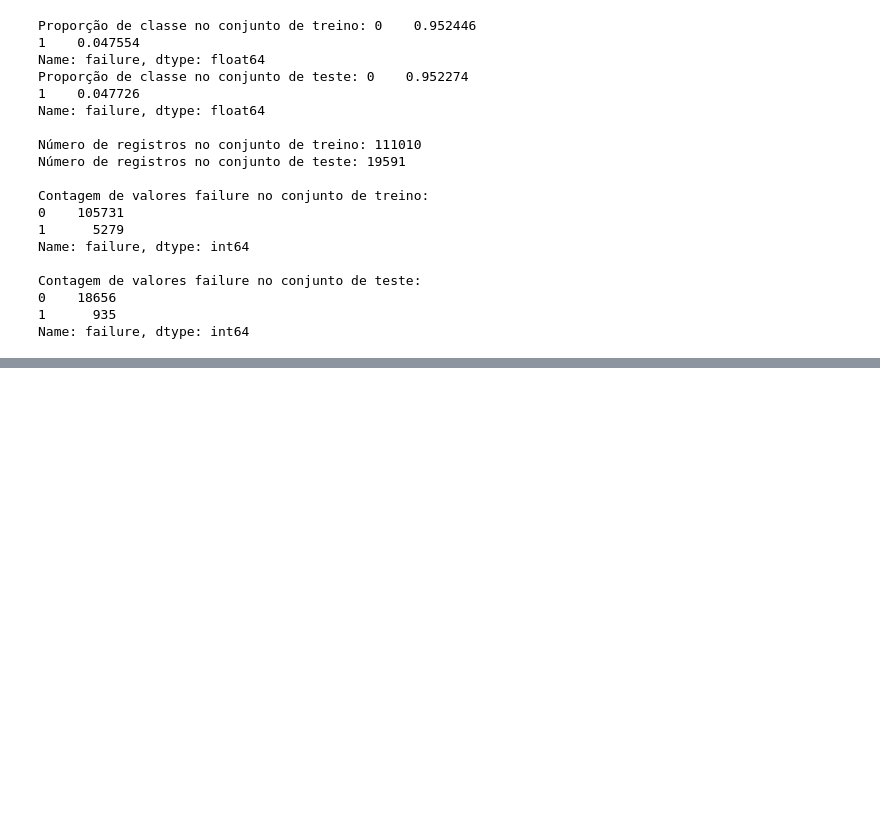
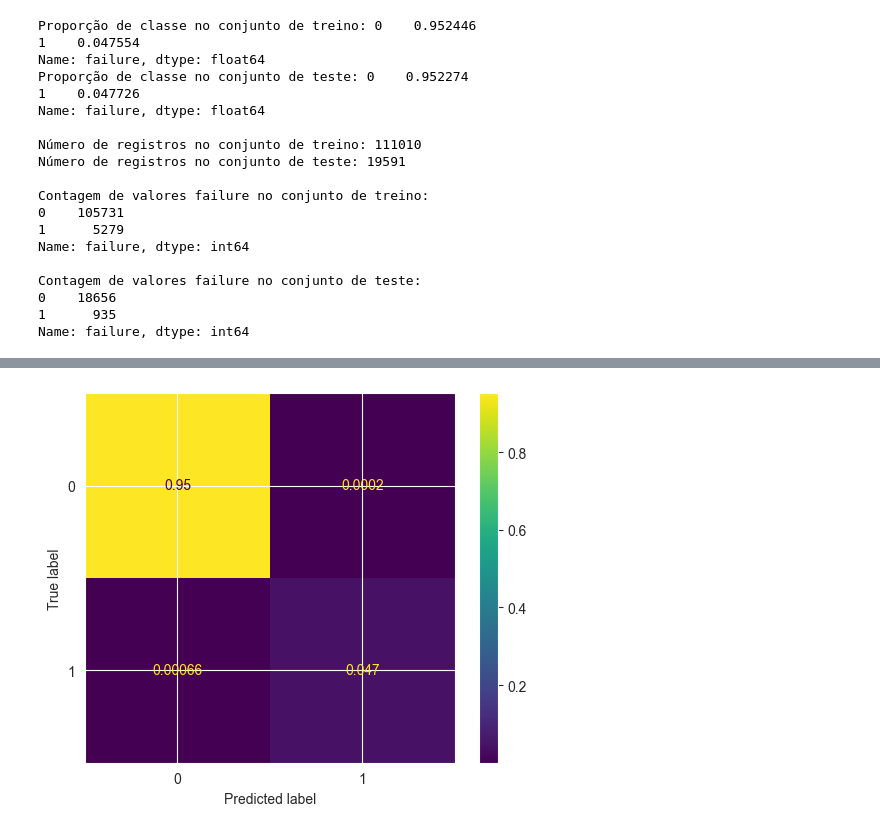
Before and after one commit to 6abi/teste-tecnico-meli-ds, a Jupyter notebook: notebooks/3.2 Previsión de falla.ipynb, the cells around one changed output, grey strips where cells are left out. Drawn from its saved outputs; the diff is of its cells as text; code cells hidden in the pictures; blank space fills up the shorter version.

```diff
--- a/notebooks/3.2 Previsión de falla.ipynb
+++ b/notebooks/3.2 Previsión de falla.ipynb
@@ -533,0 +531,5 @@ KeyError: "['failure'] not found in axis"
+# %%
+# Concatenando as features e o target
+train_df = pd.concat([X_train, y_train], axis=1)
+# Chamando a função de Oversampling, agora permitindo uma taxa maior
+train_df = oversamplit_SMOTE(train_df, 1)
@@ -533,0 +544,15 @@ KeyError: "['failure'] not found in axis"
+# %%
+# Separando as features e o target
+X2 = train_df.drop('failure', axis=1)
+y2 = train_df['failure']
+stratify_col2 = train_df['device_encolder']
+
+# dividindo o conjunto de dados em treino e teste com estratificação
+X_train2, X_test2, y_train2, y_test2 = train_test_split(X2, y2, stratify=stratify_col2, test_size=0.20, random_state=45)
+
+# Exibindo a contagem de valores únicos na coluna 'failure' para cada conjunto de dados
+print('\nContagem de valores failure no conjunto de treino:')
+print(y_train2.value_counts())
+
+print('\nContagem de valores failure no conjunto de teste:')
+print(y_test2.value_counts())
@@ -533,0 +631,6 @@ KeyError: "['failure'] not found in axis"
+# %%
+
+# Aplicando o Random Forest
+clf = RandomForestClassifier(n_estimators=100, bootstrap=True, random_state=42)
+clf.fit(X_train2, y_train2)
+y_pred = clf.predict(X_test2)
@@ -533,0 +649,9 @@ KeyError: "['failure'] not found in axis"
+# %%
+
+# Matriz de confusão
+cm = confusion_matrix(y_test, y_pred, labels=clf.classes_, normalize='all')
+disp = ConfusionMatrixDisplay(confusion_matrix=cm, display_labels=clf.classes_)
+disp.plot()
+plt.show()
+# %% [output]
+[figure, added]
```
Also changed, not shown: parts of 17 cells of this notebook, 1 other file.
